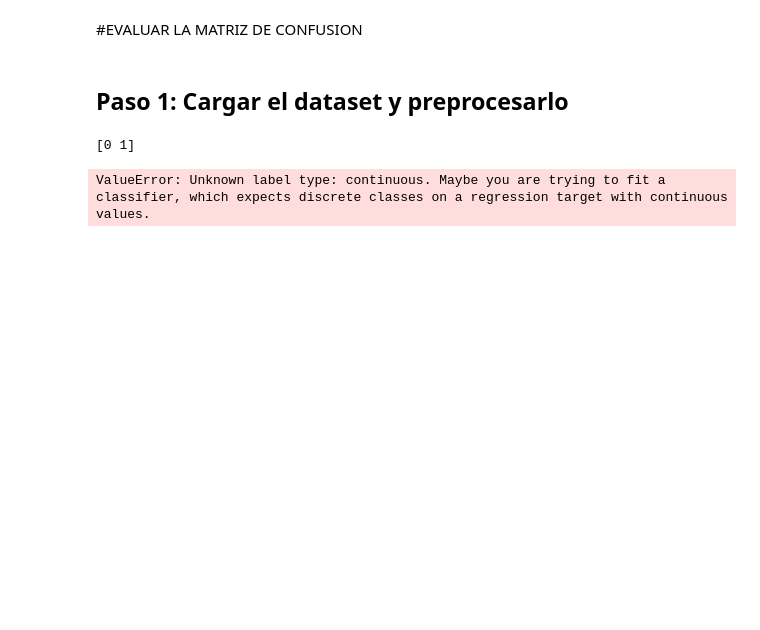
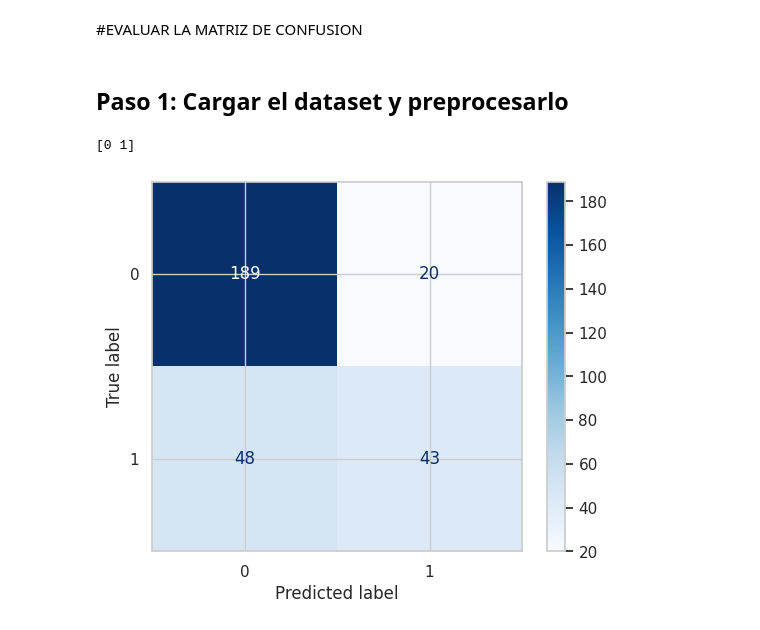
Before and after one commit to jgarzon97/INMERSI-N-DATOS, a Jupyter notebook: CLASE 2/Credito_banco_aleman_inmersion_Dia_2.ipynb, the cells around one changed output. Drawn from its saved outputs; the diff is of its cells as text; code cells hidden in the pictures; blank space fills up the shorter version.

```diff
--- a/CLASE 2/Credito_banco_aleman_inmersion_Dia_2.ipynb
+++ b/CLASE 2/Credito_banco_aleman_inmersion_Dia_2.ipynb
@@ -514,31 +514,37 @@ for column in categorical_columns:
     label_encoders[column] = le
 
 # Escalado de variables numéricas
 scaler = StandardScaler()
 numerical_columns = df_preprocessed.select_dtypes(include=['int64']).columns
 df_preprocessed[numerical_columns] = scaler.fit_transform(df_preprocessed[numerical_columns])
 
 # Separar características (X) y la variable objetivo (y)
 X = df_preprocessed.drop(columns=['default'])
 y = df_preprocessed['default']
 
+# Ensure 'y' is categorical - if it's continuous, convert it
+if y.dtype != 'object':  # Assuming 'object' dtype for categorical
+    # Choose an appropriate threshold to binarize 'y'
+    threshold = 0  # Example threshold - adjust as needed
+    y = (y > threshold).astype(int)  # Convert to 0 or 1 based on threshold
+
 # Dividir los datos en conjuntos de entrenamiento y prueba
 X_train, X_test, y_train, y_test = train_test_split(X, y, test_size=0.3, random_state=42)
 
 # Inicializar y entrenar el modelo de Regresión Logística
 model = LogisticRegression()
 model.fit(X_train, y_train)
 
 # Realizar predicciones
 y_pred = model.predict(X_test)
 
 # Calcular la matriz de confusión
 conf_matrix = confusion_matrix(y_test, y_pred)
 
 # Mostrar la matriz de confusión
 disp = ConfusionMatrixDisplay(confusion_matrix=conf_matrix, display_labels=model.classes_)
 disp.plot(cmap=plt.cm.Blues)
 plt.show()
 # %% [output]
 [0 1]
-ValueError: Unknown label type: continuous. Maybe you are trying to fit a classifier, which expects discrete classes on a regression target with continuous values.
+[figure, added]
```
Also changed, not shown: parts of 7 cells of this notebook.
